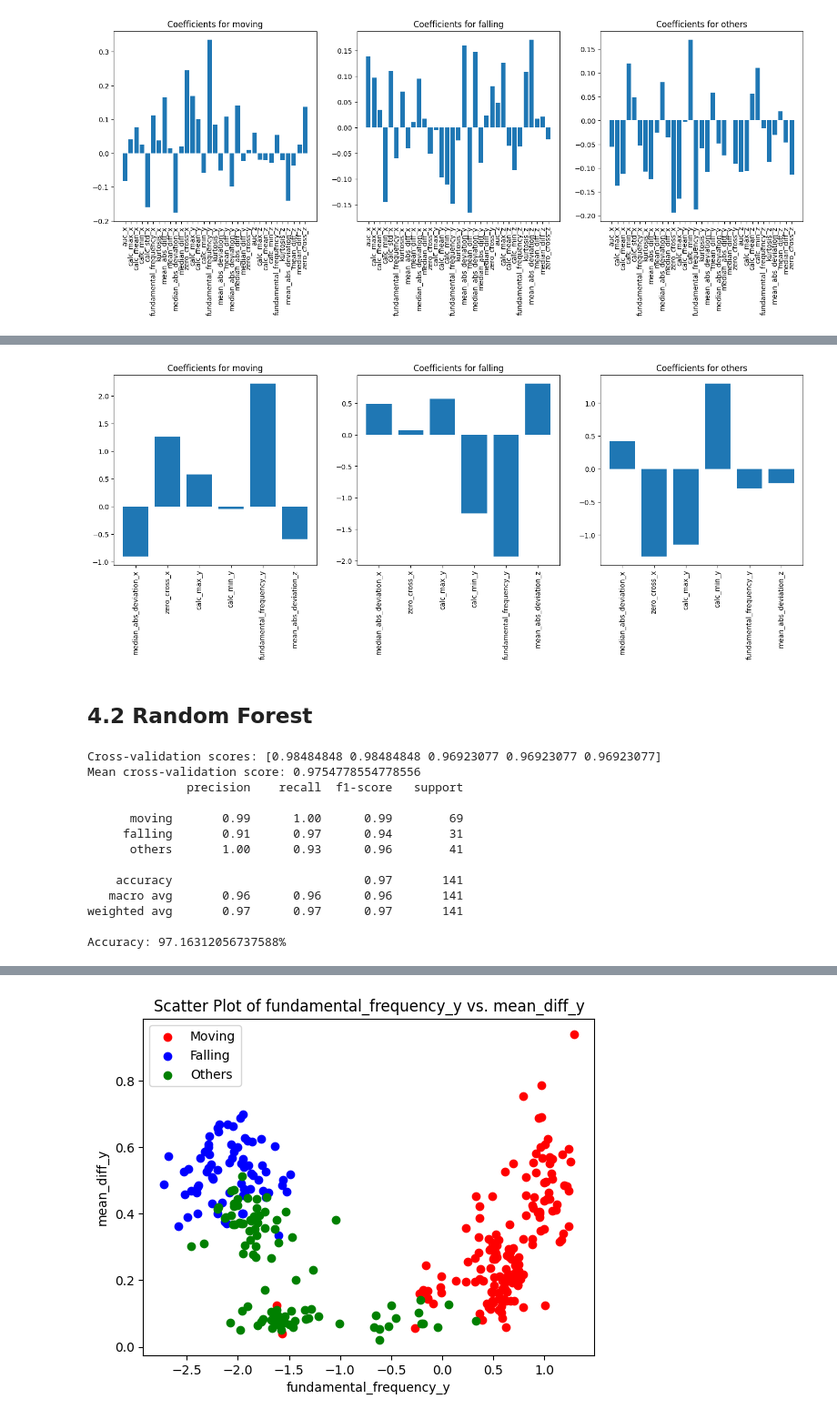
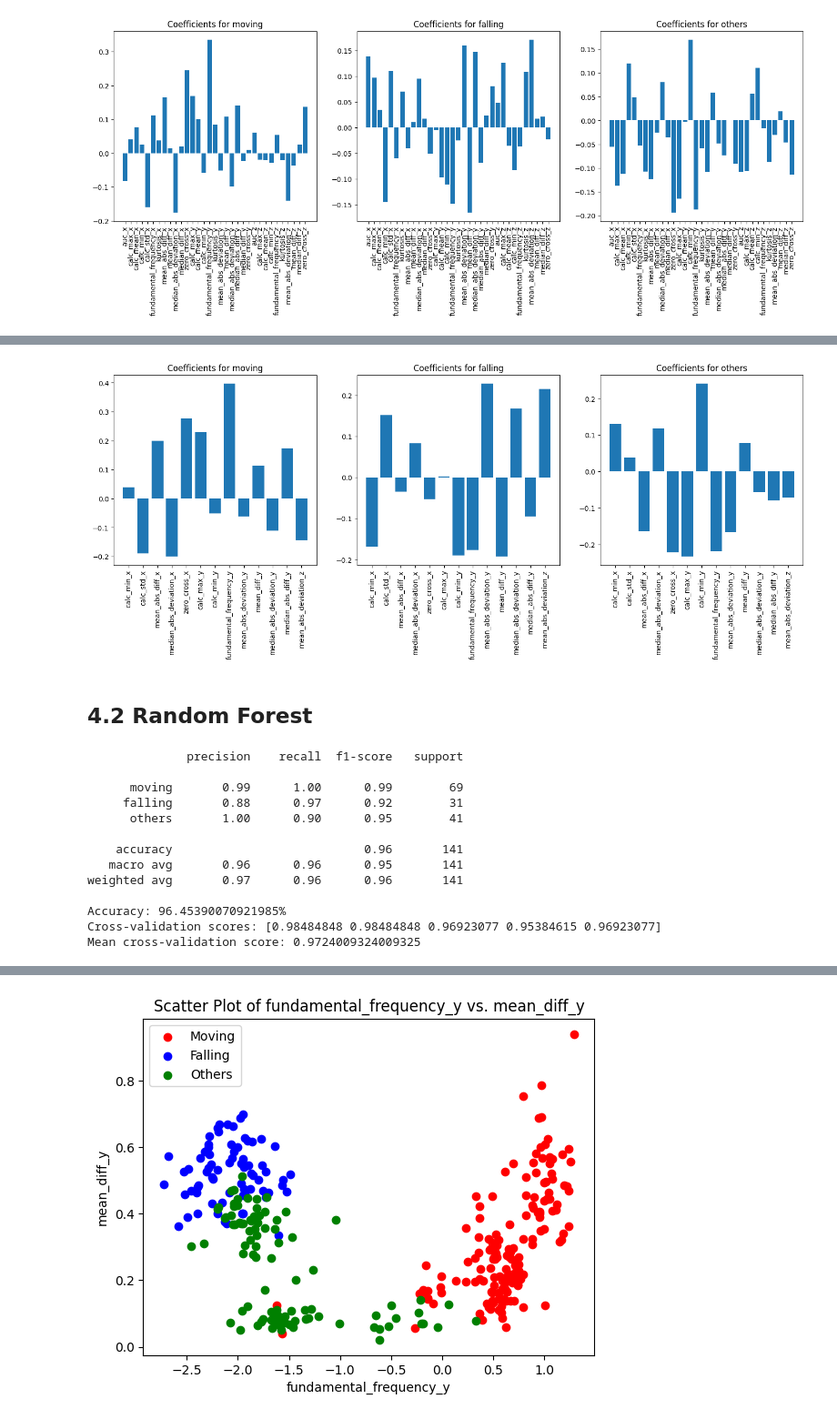
Before and after one commit to SmearyTundra/slhd-challenge, a Jupyter notebook: notebooks/challenge-1-project copy.ipynb, the cells around one changed output, grey strips where cells are left out. Shown at 91% size. Cells and saved outputs as stored; diff of their text form; code cells hidden in the pictures.

```diff
--- a/notebooks/challenge-1-project copy.ipynb
+++ b/notebooks/challenge-1-project copy.ipynb
@@ -189,7 +194,7 @@ Now that the data is cleaned, let's take a look at the dataset
 palette = sns.color_palette('husl', n_colors=len(activities))
 
 # Create a color dictionary
-color_dict = dict(zip(range(1,len(activities)+1), palette))
+color_dict = dict(zip(range(1, len(activities)+1), palette))
 # Create a figure with three subplots
 fig, axs = plt.subplots(len(activities), 3, figsize=(15, 1.5*len(activities)))
 
@@ -201,9 +206,11 @@ for i, df in enumerate(df_list):
         axs[activity_type-1][j].set_xlabel('Time')
         axs[activity_type-1][j].set_ylabel('Acceleration')
 
-        axs[0][j].set_title(f'Acceleration vs Time ({["x", "y", "z"][j]} axis)')
+        axs[0][j].set_title(
+            f'Acceleration vs Time ({["x", "y", "z"][j]} axis)')
 
-    axs[activity_type-1][0].set_ylabel(f'{activities[activity_type-1]}', fontsize=14, rotation=90, labelpad=10)
+    axs[activity_type-1][0].set_ylabel(
+        f'{activities[activity_type-1]}', fontsize=14, rotation=90, labelpad=10)
     axs[activity_type-1][1].set_ylabel('Acceleration')
     axs[activity_type-1][2].set_ylabel('Acceleration')
 # %% [output]
@@ -446,7 +483,8 @@ Remaining Features: Index(['auc_x', 'calc_max_x', 'calc_mean_x', 'calc_min_x', '
       dtype='object')
 # %%
 # Division in Train and Test set (70%-30%)
-X_train, X_test, Y_train, Y_test = train_test_split(tsfeat_no_corr, np.array(list(labels)), test_size=0.3, random_state=1999, stratify=np.array(list(labels)))
+X_train, X_test, Y_train, Y_test = train_test_split(tsfeat_no_corr, np.array(
+    list(labels)), test_size=0.3, random_state=1999, stratify=np.array(list(labels)))
 # %%
 X_train.head()
 # %% [output]
@@ -539,7 +637,7 @@ Please also refer to the documentation for alternative solver options:
   n_iter_i = _check_optimize_result(
 # %%
 # Get the coefficients for each class
-coefficients = classifier.coef_
+coefficients = logistic_regression_classifier.coef_
 
 # Plot the coefficients for each class
 fig, axs = plt.subplots(nrows=1, ncols=3, figsize=(18, 5))
@@ -552,11 +650,9 @@ plt.show()
 # %% [output]
 [figure]
 # %%
-from sklearn.feature_selection import SelectFromModel
-from sklearn.linear_model import LogisticRegression
-
 # Use feature selection to select the most important features
-feature_selector = SelectFromModel(classifier, threshold=-np.inf, max_features=6) # 6
+feature_selector = SelectFromModel(
+    logistic_regression_classifier, threshold=-np.inf, max_features=13)
 feature_selector.fit(X_train_scaled, Y_train)
 
 # Get the selected features
@@ -564,13 +660,13 @@ selected_features = X_train.columns[feature_selector.get_support()]
 index_selected_features = feature_selector.get_support(indices=True)
 
 # Train the logistic regression model with the selected features
-X_train_selected = X_train_scaled[:,index_selected_features]
-X_test_selected = X_test_scaled[:,index_selected_features]
+X_train_selected = X_train_scaled[:, index_selected_features]
+X_test_selected = X_test_scaled[:, index_selected_features]
 
-logistic_regression.fit(X_train_selected, Y_train)
+logistic_regression_classifier.fit(X_train_selected, Y_train)
 
 # Predict test data with the selected features
-y_predict_selected = logistic_regression.predict(X_test_selected)
+y_predict_selected = logistic_regression_classifier.predict(X_test_selected)
 
 # Get the classification report and confusion matrix
 accuracy_selected = accuracy_score(Y_test, y_predict_selected)*100
@@ -602,19 +698,19 @@ plt.show()
 # %%
 # Get the coefficients for each class
-coefficients = logistic_regression.coef_
+coefficients = logistic_regression_classifier.coef_
 
 # Plot the coefficients for each class
 fig, axs = plt.subplots(nrows=1, ncols=3, figsize=(18, 5))
 for i in range(len(activities)):
     axs[i].bar(range(len(coefficients[i])), coefficients[i])
     axs[i].set_xticks(range(selected_features.shape[0]))
     axs[i].set_xticklabels(selected_features, rotation=90)
     axs[i].set_title('Coefficients for ' + activities[i])
 plt.show()
 
-logistic_regression_classifier = logistic_regression
+logistic_regression_classifier = logistic_regression_classifier
 # %% [output]
-[figure, old version]
+[figure, new version]
 # %% [markdown]
 ## 4.2 Random Forest
 # %%
@@ -626,49 +722,38 @@ param_grid = {
     'min_samples_leaf': [1, 2, 4]
 }
 
-# Normalize the data
-scaler = StandardScaler()
-X_train_scaled = scaler.fit_transform(X_train)
-X_test_scaled = scaler.transform(X_test)
-
 # Train the random forest classifier using cross-validation and hyperparameter tuning
-classifier = RandomForestClassifier()
-grid_search = GridSearchCV(classifier, param_grid, cv=5)
+random_forest_classifier = RandomForestClassifier()
+grid_search = GridSearchCV(random_forest_classifier, param_grid, cv=5)
 grid_search.fit(X_train_scaled, Y_train)
 
 # Get the best hyperparameters
 best_params = grid_search.best_params_
 
 # Train the random forest classifier using the best hyperparameters
-classifier = RandomForestClassifier(**best_params)
-classifier.fit(X_train_scaled, Y_train)
+random_forest_classifier = RandomForestClassifier(**best_params)
+random_forest_classifier.fit(X_train_scaled, Y_train)
 
 # Get the feature importances
-importances = classifier.feature_importances_
+importances = random_forest_classifier.feature_importances_
 
 # Predict test data
-y_predict = classifier.predict(X_test_scaled)
+y_predict = random_forest_classifier.predict(X_test_scaled)
 
-# Evaluate the model using cross-validation on the training set
-scores = cross_val_score(classifier, X_train_scaled, Y_train, cv=5)
-print('Cross-validation scores:', scores)
-print('Mean cross-validation score:', scores.mean())
-
-# Get the classification report
-accuracy = accuracy_score(Y_test, y_predict)*100
-print(classification_report(Y_test, y_predict, target_names=activities))
-print('Accuracy: ' + str(accuracy) + '%')
+# Get the classification report and evaluate the model using cross-validation on the training set
+evaluate_model(random_forest_classifier, X_train_scaled,
+               y_predict, Y_train, Y_test, activities)
 # %% [output]
-Cross-validation scores: [0.98484848 0.98484848 0.96923077 0.96923077 0.96923077]
-Mean cross-validation score: 0.9754778554778556
               precision    recall  f1-score   support
 
       moving       0.99      1.00      0.99        69
-     falling       0.91      0.97      0.94        31
-      others       1.00      0.93      0.96        41
+     falling       0.88      0.97      0.92        31
+      others       1.00      0.90      0.95        41
 
-    accuracy                           0.97       141
-   macro avg       0.96      0.96      0.96       141
-weighted avg       0.97      0.97      0.97       141
+    accuracy                           0.96       141
+   macro avg       0.96      0.96      0.95       141
+weighted avg       0.97      0.96      0.96       141
 
-Accuracy: 97.16312056737588%
+Accuracy: 96.45390070921985%
+Cross-validation scores: [0.98484848 0.98484848 0.96923077 0.95384615 0.96923077]
+Mean cross-validation score: 0.9724009324009325
```
Also changed, not shown: parts of 48 cells of this notebook.
